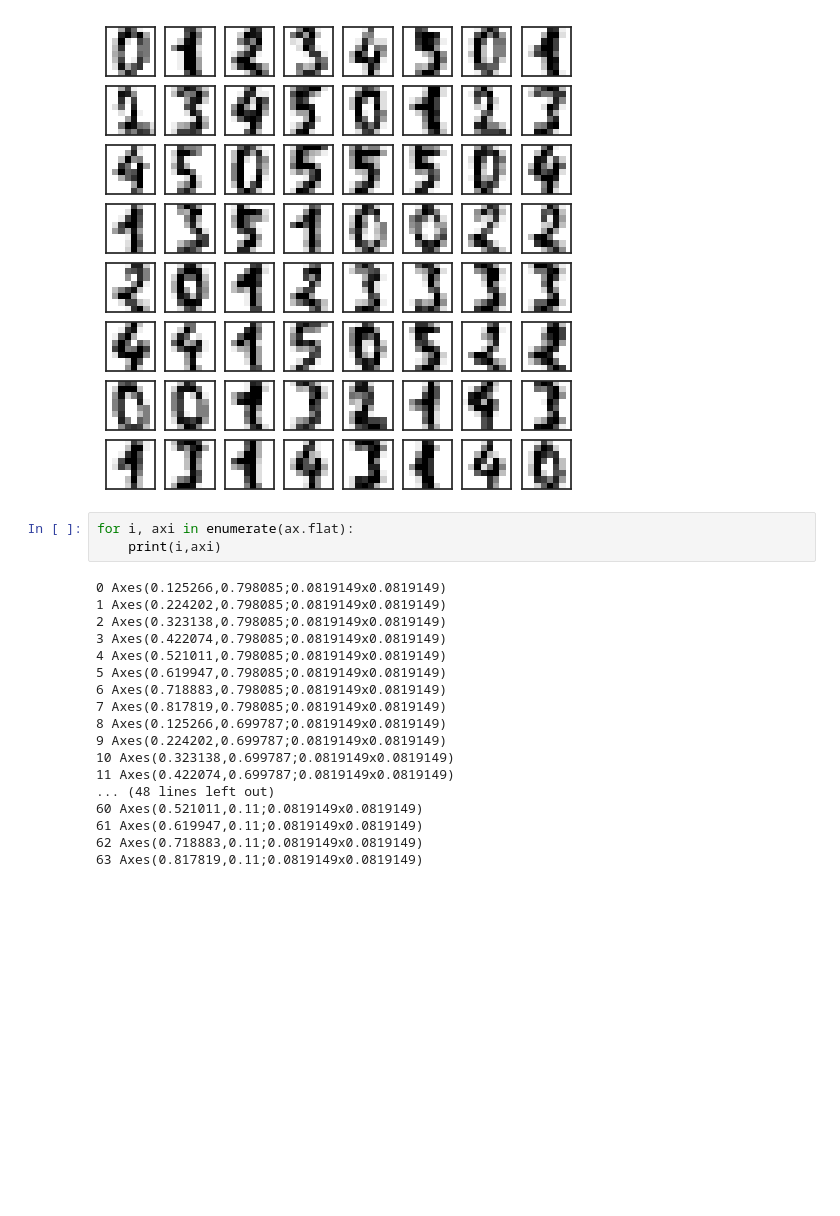
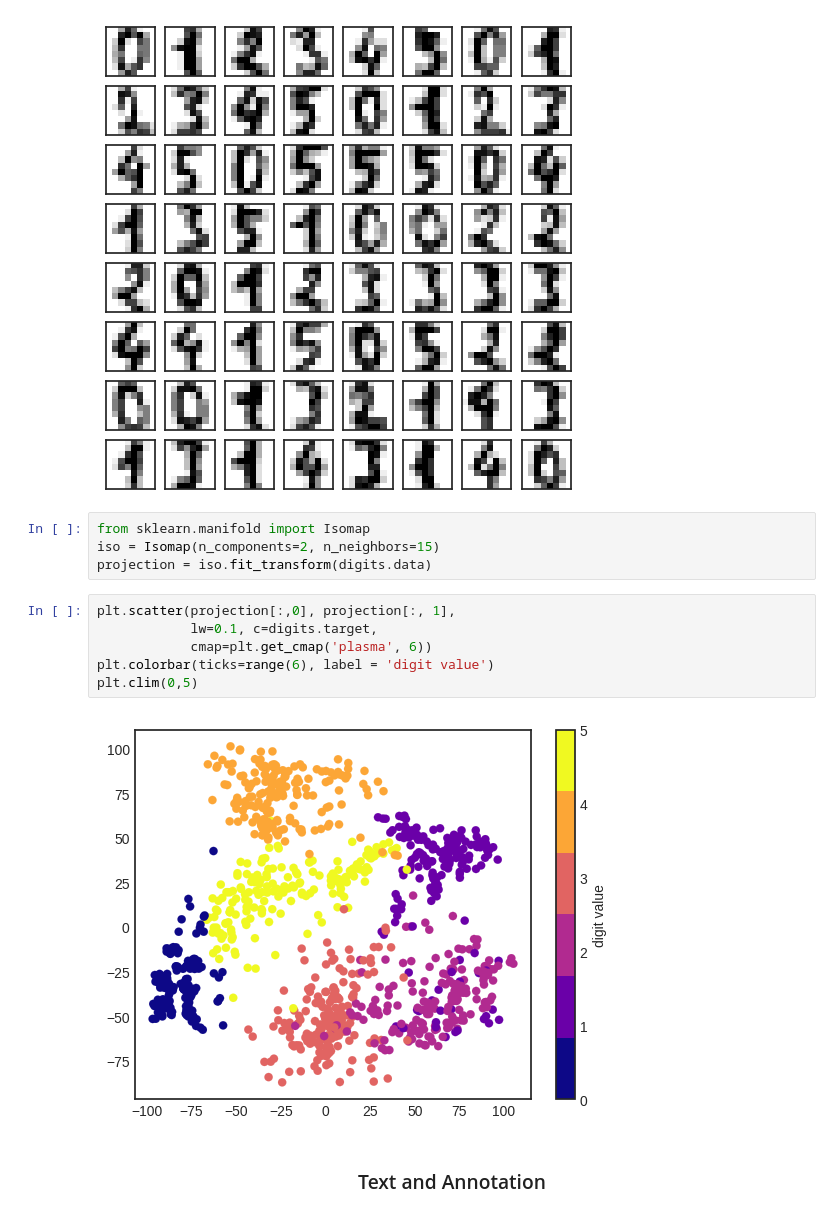
Before and after one commit to Kereophillus/Data_Analysis, a Jupyter notebook: notebooks/10.Matplotlib_Part3.ipynb, the cells around one changed output. Saved outputs shown, nothing was run; the diff lists cells and outputs as text; blank space fills up the shorter version.

```diff
--- a/notebooks/10.Matplotlib_Part3.ipynb
+++ b/notebooks/10.Matplotlib_Part3.ipynb
@@ -163,24 +164,17 @@ for i, axi in enumerate(ax.flat):
     axi.set(xticks=[], yticks=[])
 # %% [output]
 [figure]
-# %%
-for i, axi in enumerate(ax.flat):
-    print(i,axi)
-# %% [output]
-0 Axes(0.125266,0.798085;0.0819149x0.0819149)
-1 Axes(0.224202,0.798085;0.0819149x0.0819149)
-2 Axes(0.323138,0.798085;0.0819149x0.0819149)
-3 Axes(0.422074,0.798085;0.0819149x0.0819149)
-4 Axes(0.521011,0.798085;0.0819149x0.0819149)
-5 Axes(0.619947,0.798085;0.0819149x0.0819149)
-6 Axes(0.718883,0.798085;0.0819149x0.0819149)
-7 Axes(0.817819,0.798085;0.0819149x0.0819149)
-8 Axes(0.125266,0.699787;0.0819149x0.0819149)
-9 Axes(0.224202,0.699787;0.0819149x0.0819149)
-10 Axes(0.323138,0.699787;0.0819149x0.0819149)
-11 Axes(0.422074,0.699787;0.0819149x0.0819149)
-... (48 lines left out)
-60 Axes(0.521011,0.11;0.0819149x0.0819149)
-61 Axes(0.619947,0.11;0.0819149x0.0819149)
-62 Axes(0.718883,0.11;0.0819149x0.0819149)
-63 Axes(0.817819,0.11;0.0819149x0.0819149)
+# %%
+from sklearn.manifold import Isomap
+iso = Isomap(n_components=2, n_neighbors=15)
+projection = iso.fit_transform(digits.data)
+# %%
+plt.scatter(projection[:,0], projection[:, 1],
+            lw=0.1, c=digits.target,
+            cmap=plt.get_cmap('plasma', 6))
+plt.colorbar(ticks=range(6), label = 'digit value')
+plt.clim(0,5)
+# %% [output]
+[figure, added]
+# %% [markdown]
+### <center>Text and Annotation
```
Also changed, not shown: parts of 14 cells of this notebook, 5 other files.
